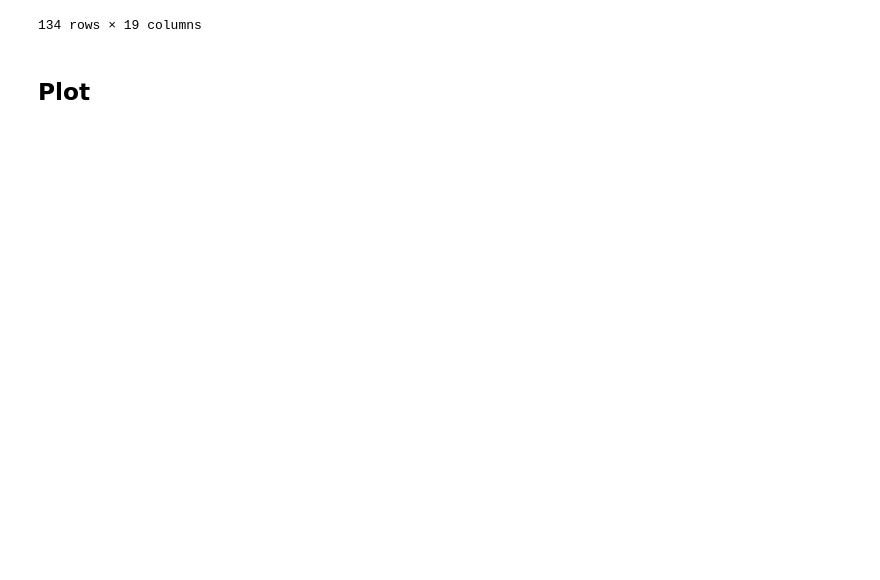
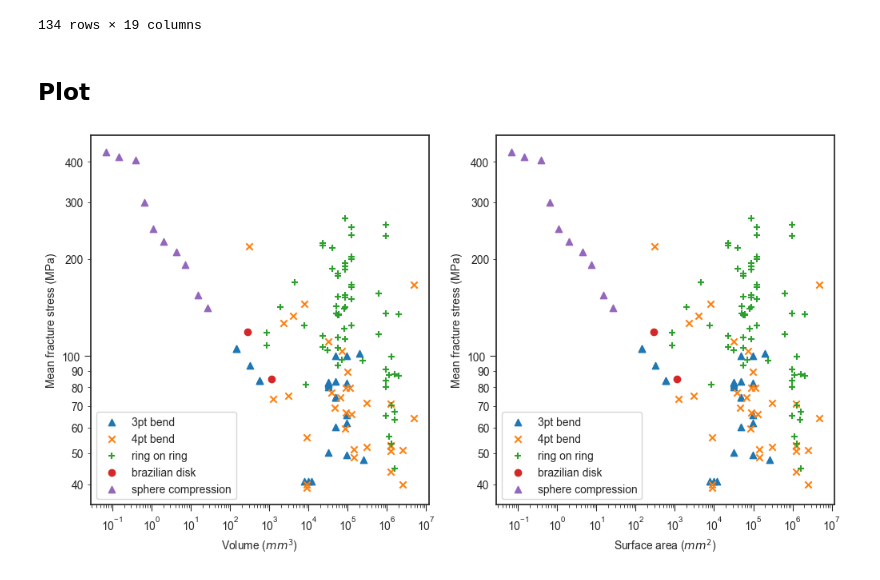
Before and after one commit to Mackus101/GlassMechAnalysis, a Jupyter notebook: analyse.ipynb, the cells around one changed output. Saved outputs shown, nothing was run; the diff lists cells and outputs as text; code cells hidden in the pictures; blank space fills up the shorter version.

Commit message:
Lit review plotting

```diff
--- a/analyse.ipynb
+++ b/analyse.ipynb
@@ -1282,3 +1283,35 @@ lit_data
 134 rows × 19 columns
 # %% [markdown]
 ## Plot
+# %%
+fig, (ax_v, ax_sa) = plt.subplots(1,2, sharey="row")
+fig.set_size_inches(12,6)
+
+test_procedure = lit_data["test_procedure"].unique()
+
+for i, procedure in enumerate(test_procedure):
+    plot_data = lit_data.loc[lit_data["test_procedure"] == procedure]
+
+    marker_symb = next(marker_cycler)
+
+    ax_v.scatter(data=plot_data, x="sample_volume", y="mean_fracture_stress", label=procedure, marker=marker_symb)
+    ax_sa.scatter(data=plot_data, x="sample_volume", y="mean_fracture_stress", label=procedure, marker=marker_symb)
+
+ax_v.set_xscale("log")
+ax_v.set_yscale("log")
+ax_v.set_xlabel("Volume ($mm^3$)")
+ax_v.set_ylabel("Mean fracture stress (MPa)")
+ax_v.legend()
+
+ax_sa.set_xscale("log")
+ax_sa.set_yscale("log")
+ax_sa.set_xlabel("Surface area ($mm^2$)")
+ax_sa.set_ylabel("Mean fracture stress (MPa)")
+ax_sa.legend()
+
+plt.gca().yaxis.set_major_formatter(mticker.ScalarFormatter())
+plt.gca().yaxis.set_minor_formatter(mticker.ScalarFormatter())
+
+ax_sa.tick_params(which="both", labelleft=True)
+# %% [output]
+[figure, added]
```
Also changed, not shown: parts of 4 cells of this notebook, 1 other file.
